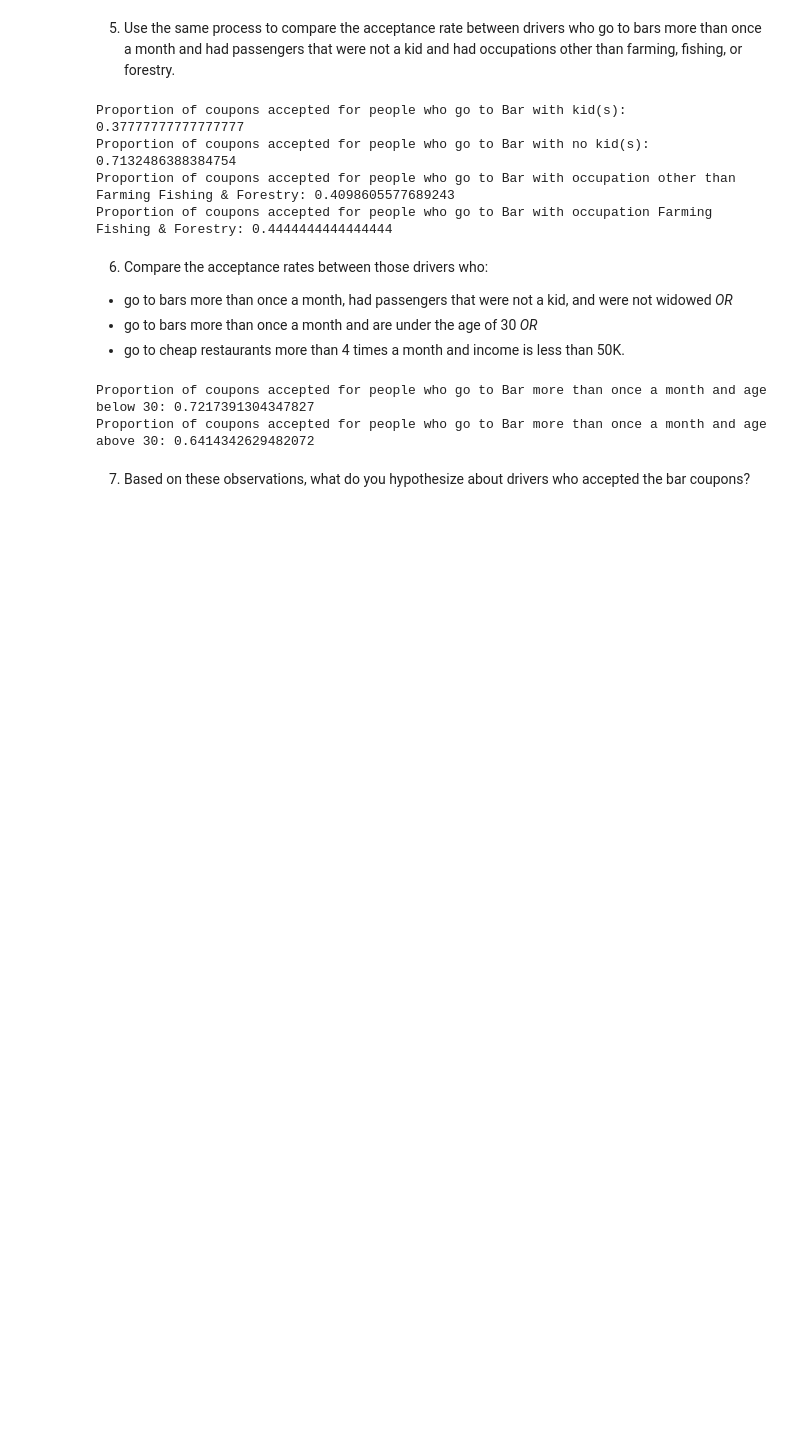
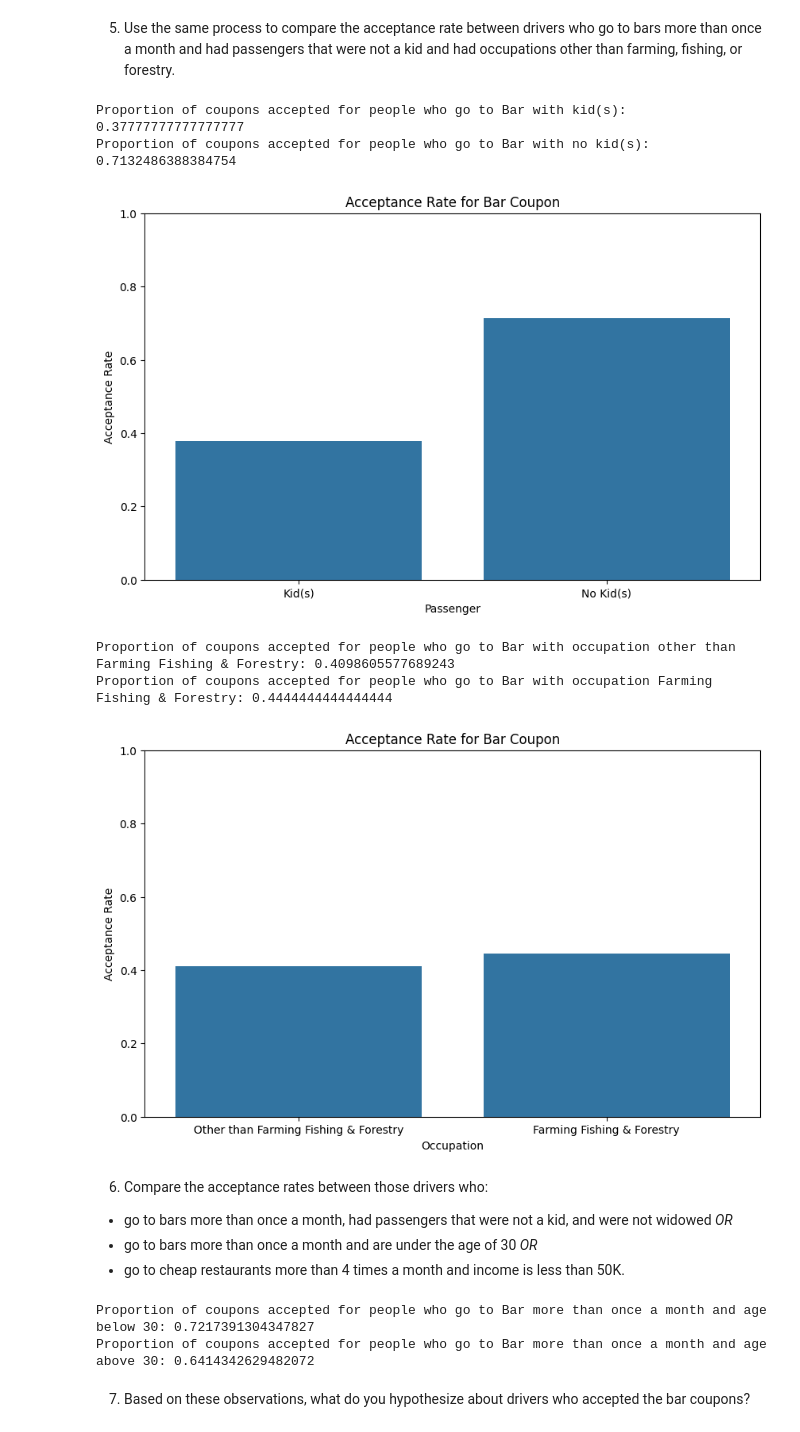
Before and after one commit to sohanit/CustomerCoupon, a Jupyter notebook: prompt.ipynb, the cells around one changed output. Drawn from its saved outputs; the diff is of its cells as text; code cells hidden in the pictures; blank space fills up the shorter version.

```diff
--- a/prompt.ipynb
+++ b/prompt.ipynb
@@ -270,36 +293,58 @@ data_bar_more_than_once_passenger_kid_acceptance_rate = data_bar_more_than_once_
 print(f'Proportion of coupons accepted for people who go to Bar with kid(s): {data_bar_more_than_once_passenger_kid_acceptance_rate}')
 
 data_bar_more_than_once_passenger_no_kid = data_bar_more_than_once[data_bar_more_than_once['passanger'] != 'Kid(s)']
 data_bar_more_than_once_passenger_no_kid_accepted = data_bar_more_than_once_passenger_no_kid[data_bar_more_than_once_passenger_no_kid['Y'] == 1]['coupon'].value_counts().sum()
 data_bar_more_than_once_passenger_no_kid_total = data_bar_more_than_once_passenger_no_kid['coupon'].value_counts().sum()
 data_bar_more_than_once_passenger_no_kid_acceptance_rate = data_bar_more_than_once_passenger_no_kid_accepted / data_bar_more_than_once_passenger_no_kid_total
 
 print(f'Proportion of coupons accepted for people who go to Bar with no kid(s): {data_bar_more_than_once_passenger_no_kid_acceptance_rate}')
 
 # Result: People who go to the bar with kid(s) have lower acceptance rate than people who go to the bar with no kid(s)
 
-#data['occupation'].value_counts()
+# Plot the two acceptance rates
+data_bar_passenger = pd.DataFrame({'Passenger': ['Kid(s)', 'No Kid(s)'], 'Acceptance Rate': [data_bar_more_than_once_passenger_kid_acceptance_rate, data_bar_more_than_once_passenger_no_kid_acceptance_rate]})
+plt.figure(figsize=(10, 6))
+sns.barplot(x='Passenger', y='Acceptance Rate', data=data_bar_passenger)
+plt.title('Acceptance Rate for Bar Coupon')
+plt.xlabel('Passenger')
+plt.ylabel('Acceptance Rate')
+plt.ylim(0, 1) # Set y-axis limits to 0-1
+plt.show()
 
 # Acceptance rate for people who go to the bar with occupation other than 'Farming Fishing & Forestry'
 data_bar_occupation_not_farm_fish_forestry = data_bar[data_bar['occupation'] != 'Farming Fishing & Forestry']
 data_bar_occupation_not_farm_fish_forestry_accepted = data_bar_occupation_not_farm_fish_forestry[data_bar_occupation_not_farm_fish_forestry['Y'] == 1]['coupon'].value_counts().sum()
 data_bar_occupation_not_farm_fish_forestry_total = data_bar_occupation_not_farm_fish_forestry['coupon'].value_counts().sum()
 data_bar_occupation_not_farm_fish_forestry_acceptance_rate = data_bar_occupation_not_farm_fish_forestry_accepted / data_bar_occupation_not_farm_fish_forestry_total
 
 print(f'Proportion of coupons accepted for people who go to Bar with occupation other than Farming Fishing & Forestry: {data_bar_occupation_not_farm_fish_forestry_acceptance_rate}')
 
 # Acceptance rate for people who go to the bar with occupation 'Farming Fishing & Forestry'
 data_bar_occupation_farm_fish_forestry = data_bar[data_bar['occupation'] == 'Farming Fishing & Forestry']
 data_bar_occupation_farm_fish_forestry_accepted = data_bar_occupation_farm_fish_forestry[data_bar_occupation_farm_fish_forestry['Y'] == 1]['coupon'].value_counts().sum()
 data_bar_occupation_farm_fish_forestry_total = data_bar_occupation_farm_fish_forestry['coupon'].value_counts().sum()
 data_bar_occupation_farm_fish_forestry_acceptance_rate = data_bar_occupation_farm_fish_forestry_accepted / data_bar_occupation_farm_fish_forestry_total
 
 print(f'Proportion of coupons accepted for people who go to Bar with occupation Farming Fishing & Forestry: {data_bar_occupation_farm_fish_forestry_acceptance_rate}')
+
+# Result: People who go to the bar with occupation other than 'Farming Fishing & Forestry' have higher acceptance rate than people who go to the bar with occupation 'Farming Fishing & Forestry'
+
+# Plot the two acceptance rates
+data_bar_occupation = pd.DataFrame({'Occupation': ['Other than Farming Fishing & Forestry', 'Farming Fishing & Forestry'], 'Acceptance Rate': [data_bar_occupation_not_farm_fish_forestry_acceptance_rate, data_bar_occupation_farm_fish_forestry_acceptance_rate]})
+plt.figure(figsize=(10, 6))
+sns.barplot(x='Occupation', y='Acceptance Rate', data=data_bar_occupation)
+plt.title('Acceptance Rate for Bar Coupon')
+plt.xlabel('Occupation')
+plt.ylabel('Acceptance Rate')
+plt.ylim(0, 1) # Set y-axis limits to 0-1
+plt.show()
 # %% [output]
 Proportion of coupons accepted for people who go to Bar with kid(s): 0.37777777777777777
 Proportion of coupons accepted for people who go to Bar with no kid(s): 0.7132486388384754
-Proportion of coupons accepted for people who go to Bar with occupation other than Farming Fishing & Forestry: 0.4098605577689243
-Proportion of coupons accepted for people who go to Bar with occupation Farming Fishing & Forestry: 0.4444444444444444
+[figure, added]
+Proportion of coupons accepted for people who go to Bar with occupation other than Farming Fishing & Forestry: 0.4098605577689243
+Proportion of coupons accepted for people who go to Bar with occupation Farming Fishing & Forestry: 0.4444444444444444
+[figure, added]
 # %% [markdown]
 6. Compare the acceptance rates between those drivers who:
 
```
Also changed, not shown: parts of 4 cells of this notebook.
